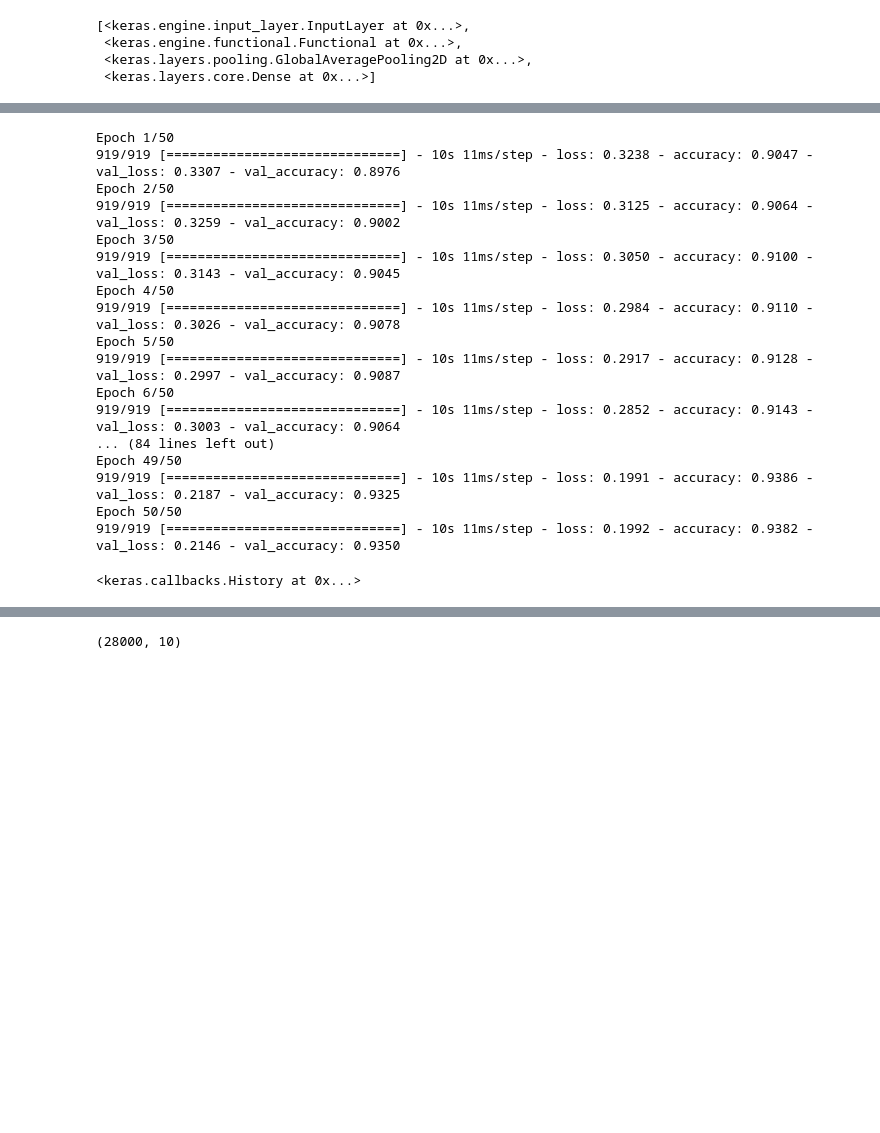
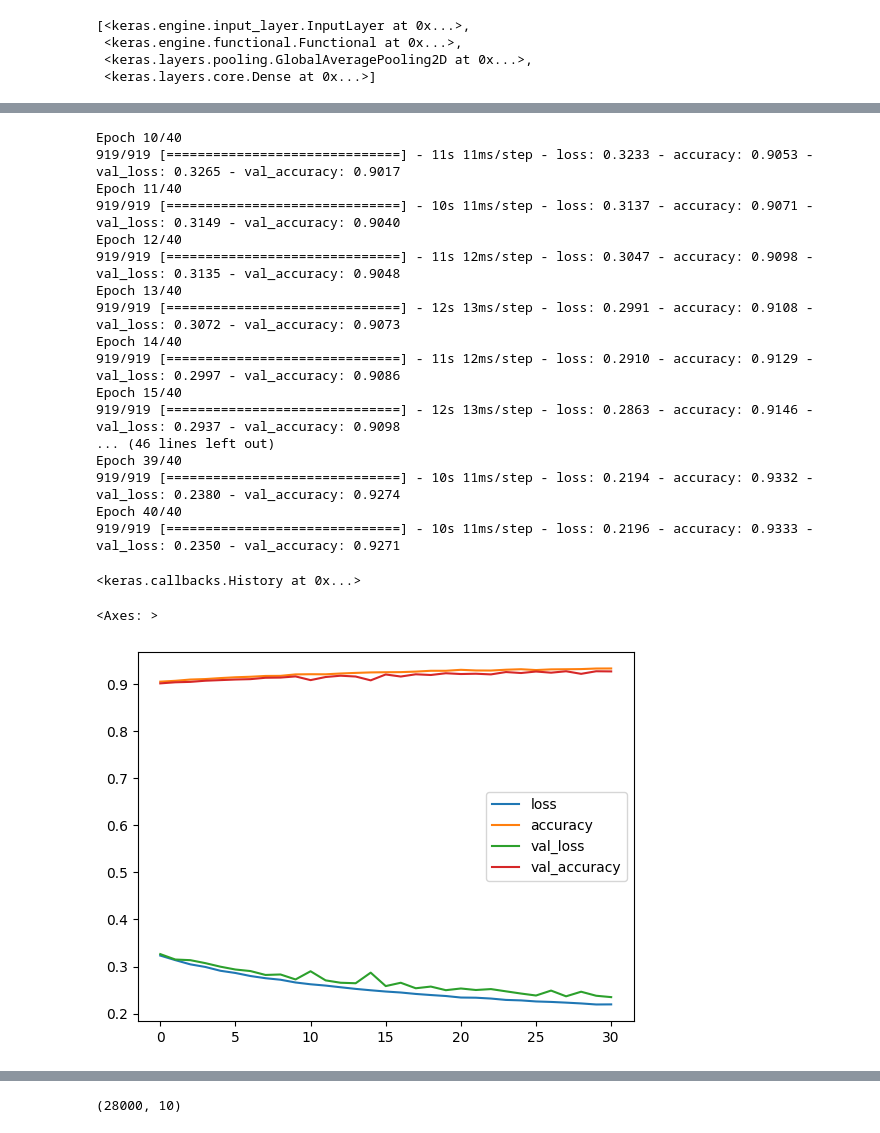
Before and after one commit to Ah-Siao/kaggle, a Jupyter notebook: digit_recognizer/resnet_transfer_learning.ipynb, the cells around one changed output, grey strips where cells are left out. Cells and saved outputs as stored; diff of their text form; code cells hidden in the pictures; blank space fills up the shorter version.

```diff
--- a/digit_recognizer/resnet_transfer_learning.ipynb
+++ b/digit_recognizer/resnet_transfer_learning.ipynb
@@ -133,25 +139,33 @@ for layer in model_0.layers[1].layers:
+# %%
+fine_tune_epoch=40
+total_epochs=initial_epoch + fine_tune_epoch
 # %%
 # Fine tuning
-model_0.fit(x=X_train,y=y_train,validation_data=(X_valid,y_valid),epochs=50,callbacks=[earlystop])
+model_0.fit(x=X_train,y=y_train,validation_data=(X_valid,y_valid),initial_epoch=history.epoch[-1],epochs=fine_tune_epoch,callbacks=[earlystop])
 # %% [output]
-Epoch 1/50
-919/919 [==============================] - 10s 11ms/step - loss: 0.3238 - accuracy: 0.9047 - val_loss: 0.3307 - val_accuracy: 0.8976
-Epoch 2/50
-919/919 [==============================] - 10s 11ms/step - loss: 0.3125 - accuracy: 0.9064 - val_loss: 0.3259 - val_accuracy: 0.9002
-Epoch 3/50
-919/919 [==============================] - 10s 11ms/step - loss: 0.3050 - accuracy: 0.9100 - val_loss: 0.3143 - val_accuracy: 0.9045
-Epoch 4/50
-919/919 [==============================] - 10s 11ms/step - loss: 0.2984 - accuracy: 0.9110 - val_loss: 0.3026 - val_accuracy: 0.9078
-Epoch 5/50
-919/919 [==============================] - 10s 11ms/step - loss: 0.2917 - accuracy: 0.9128 - val_loss: 0.2997 - val_accuracy: 0.9087
-Epoch 6/50
-919/919 [==============================] - 10s 11ms/step - loss: 0.2852 - accuracy: 0.9143 - val_loss: 0.3003 - val_accuracy: 0.9064
-... (84 lines left out)
-Epoch 49/50
-919/919 [==============================] - 10s 11ms/step - loss: 0.1991 - accuracy: 0.9386 - val_loss: 0.2187 - val_accuracy: 0.9325
-Epoch 50/50
-919/919 [==============================] - 10s 11ms/step - loss: 0.1992 - accuracy: 0.9382 - val_loss: 0.2146 - val_accuracy: 0.9350
+Epoch 10/40
+919/919 [==============================] - 11s 11ms/step - loss: 0.3233 - accuracy: 0.9053 - val_loss: 0.3265 - val_accuracy: 0.9017
+Epoch 11/40
+919/919 [==============================] - 10s 11ms/step - loss: 0.3137 - accuracy: 0.9071 - val_loss: 0.3149 - val_accuracy: 0.9040
+Epoch 12/40
+919/919 [==============================] - 11s 12ms/step - loss: 0.3047 - accuracy: 0.9098 - val_loss: 0.3135 - val_accuracy: 0.9048
+Epoch 13/40
+919/919 [==============================] - 12s 13ms/step - loss: 0.2991 - accuracy: 0.9108 - val_loss: 0.3072 - val_accuracy: 0.9073
+Epoch 14/40
+919/919 [==============================] - 11s 12ms/step - loss: 0.2910 - accuracy: 0.9129 - val_loss: 0.2997 - val_accuracy: 0.9086
+Epoch 15/40
+919/919 [==============================] - 12s 13ms/step - loss: 0.2863 - accuracy: 0.9146 - val_loss: 0.2937 - val_accuracy: 0.9098
+... (46 lines left out)
+Epoch 39/40
+919/919 [==============================] - 10s 11ms/step - loss: 0.2194 - accuracy: 0.9332 - val_loss: 0.2380 - val_accuracy: 0.9274
+Epoch 40/40
+919/919 [==============================] - 10s 11ms/step - loss: 0.2196 - accuracy: 0.9333 - val_loss: 0.2350 - val_accuracy: 0.9271
 <keras.callbacks.History at 0x...>
+# %%
+pd.DataFrame(model_0.history.history).plot()
+# %% [output]
+<Axes: >
+[figure, added]
 # %%
 y_pred=model_0.predict(X_valid)
 y_pred=np.argmax(y_pred,axis=1)
```
Also changed, not shown: parts of 9 cells of this notebook, 1 other file.
